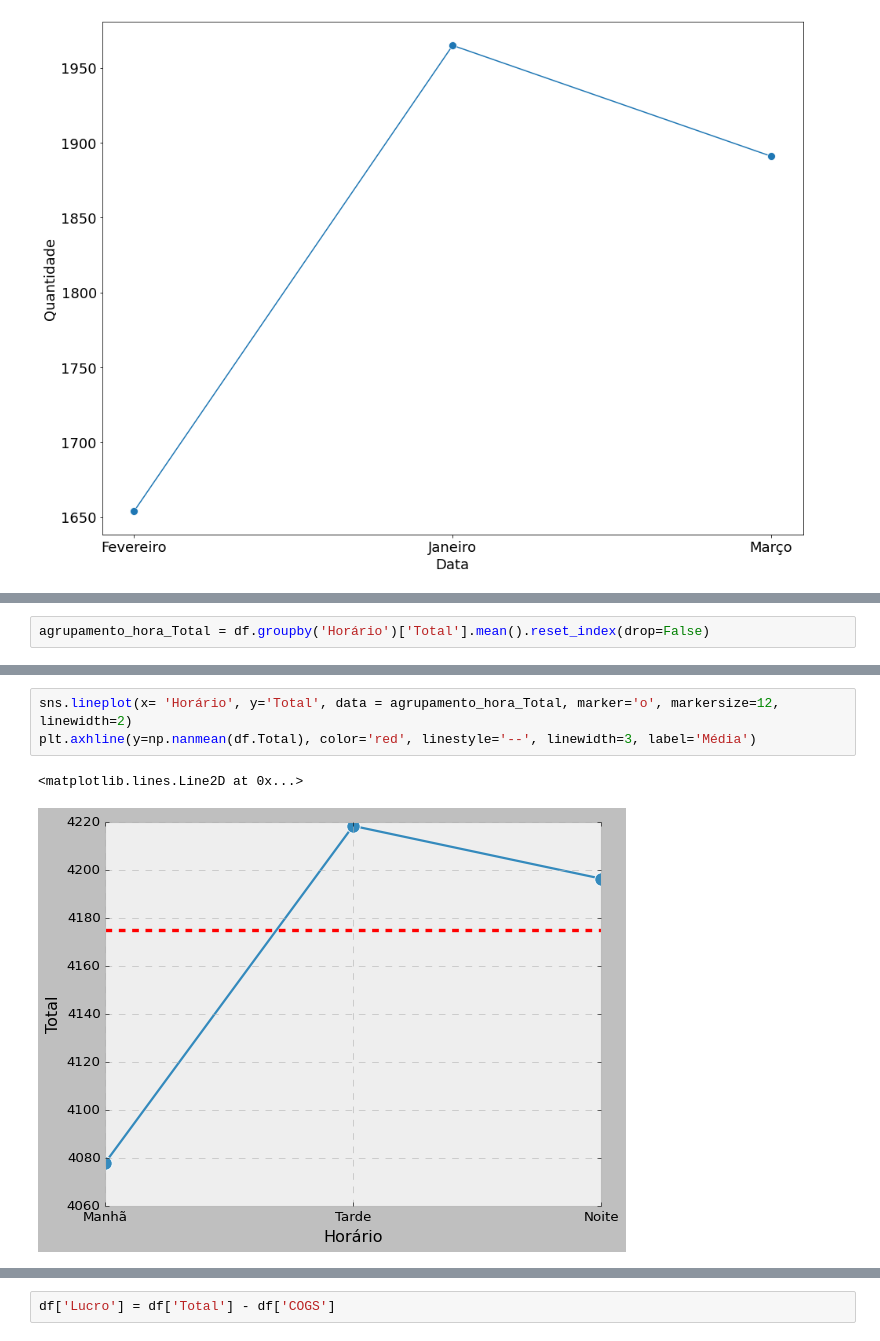
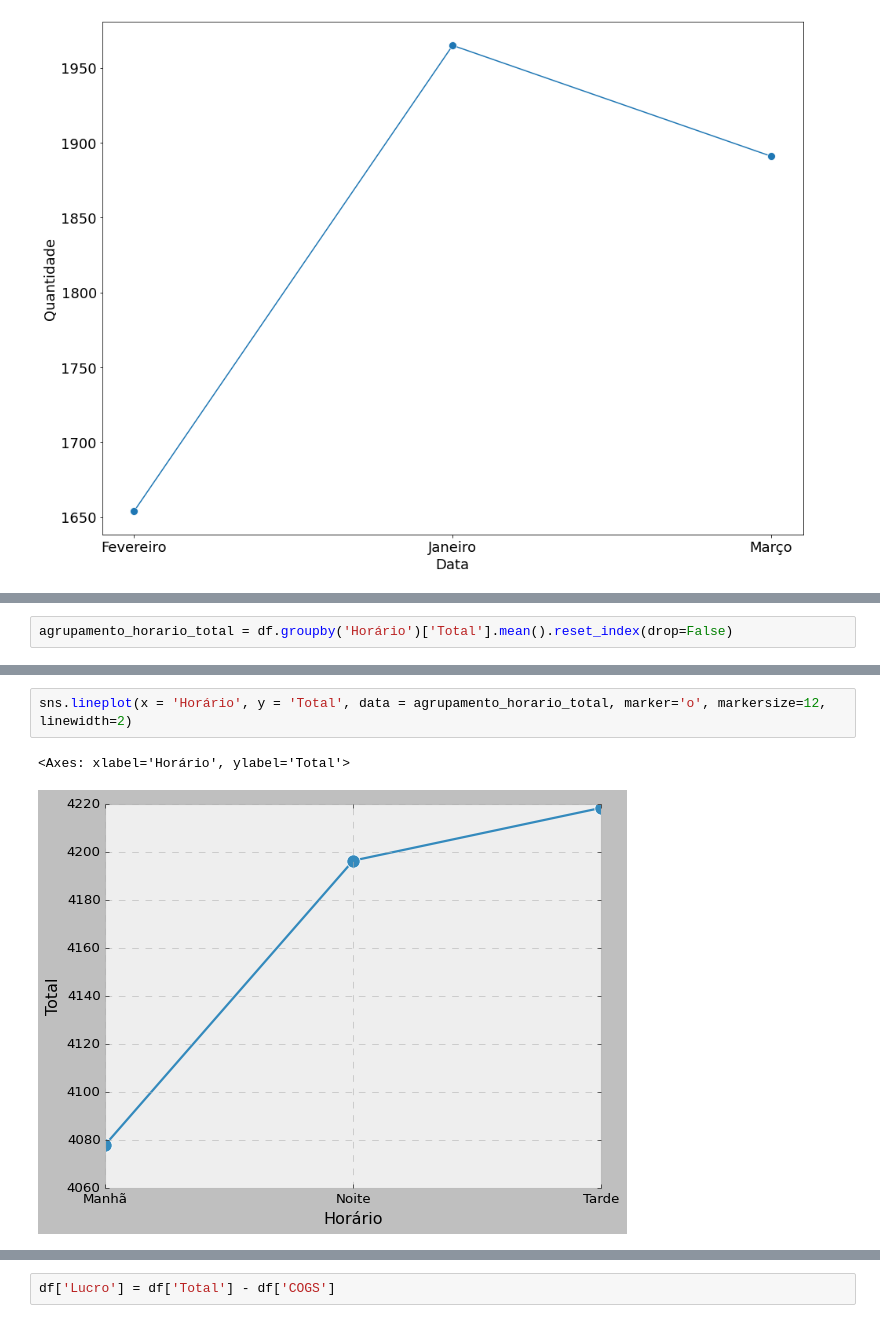
Before and after one commit to Sammus-s/Mineracao-de-Dados, a Jupyter notebook: Primeira_Analise_Dados.ipynb, the cells around one changed output, grey strips where cells are left out. Cells and saved outputs as stored; diff of their text form.

```diff
--- a/Primeira_Analise_Dados.ipynb
+++ b/Primeira_Analise_Dados.ipynb
@@ -432,2 +506,2 @@ df.head()
 # %%
-agrupamento_hora_Total = df.groupby('Horário')['Total'].mean().reset_index(drop=False)
+agrupamento_horario_total = df.groupby('Horário')['Total'].mean().reset_index(drop=False)
@@ -441,6 +515,5 @@ agrupamento_hora_Total
 # %%
-sns.lineplot(x= 'Horário', y='Total', data = agrupamento_hora_Total, marker='o', markersize=12, linewidth=2)
-plt.axhline(y=np.nanmean(df.Total), color='red', linestyle='--', linewidth=3, label='Média')
+sns.lineplot(x = 'Horário', y = 'Total', data = agrupamento_horario_total, marker='o', markersize=12, linewidth=2)
 # %% [output]
-<matplotlib.lines.Line2D at 0x...>
+<Axes: xlabel='Horário', ylabel='Total'>
-[figure, old version]
+[figure, new version]
```
Also changed, not shown: parts of 92 cells of this notebook.
